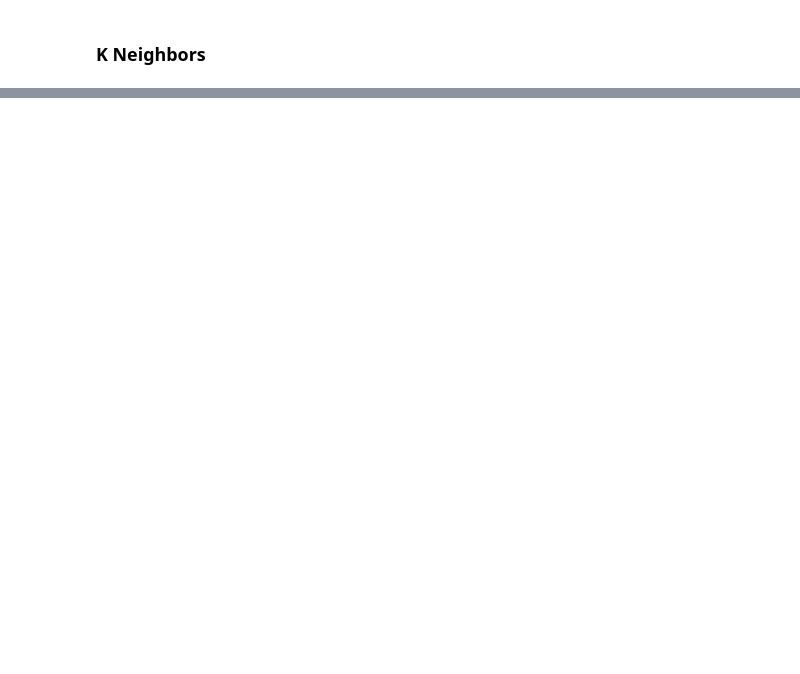
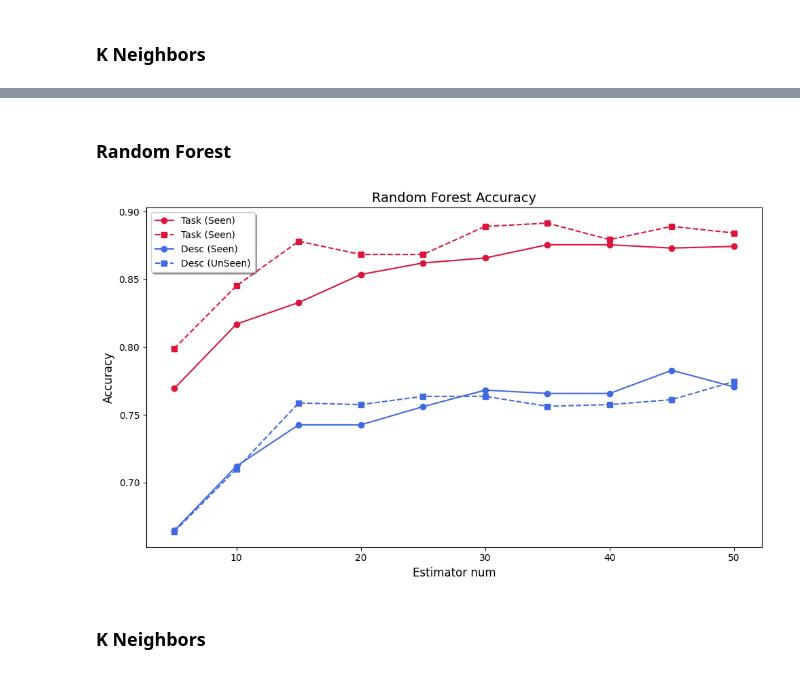
Before and after one commit to S-lijun/Textmining-Project, a Jupyter notebook: text_mining.ipynb, the cells around one changed output, grey strips where cells are left out. Saved outputs shown, nothing was run; the diff lists cells and outputs as text; code cells hidden in the pictures; blank space fills up the shorter version.

```diff
--- a/text_mining.ipynb
+++ b/text_mining.ipynb
@@ -319,0 +478,2 @@ plt.show()
+# %% [markdown]
+### Random Forest
@@ -319,0 +491,14 @@ plt.show()
+# %%
+fig, ax = plt.subplots(figsize=(10, 6))
+exp_task.sweep_plot(ax)
+exp_desc.sweep_plot(ax)
+ax.set_title("Random Forest Accuracy", fontsize=14)
+ax.set_xlabel("Estimator num", fontsize=12)
+ax.set_ylabel("Accuracy", fontsize=12)
+ax.legend(frameon=True, shadow=True, loc="best")
+plt.tight_layout()
+plt.show()
+# %% [output]
+[figure, added]
+# %% [markdown]
+### K Neighbors
```
Also changed, not shown: parts of 18 cells of this notebook.
